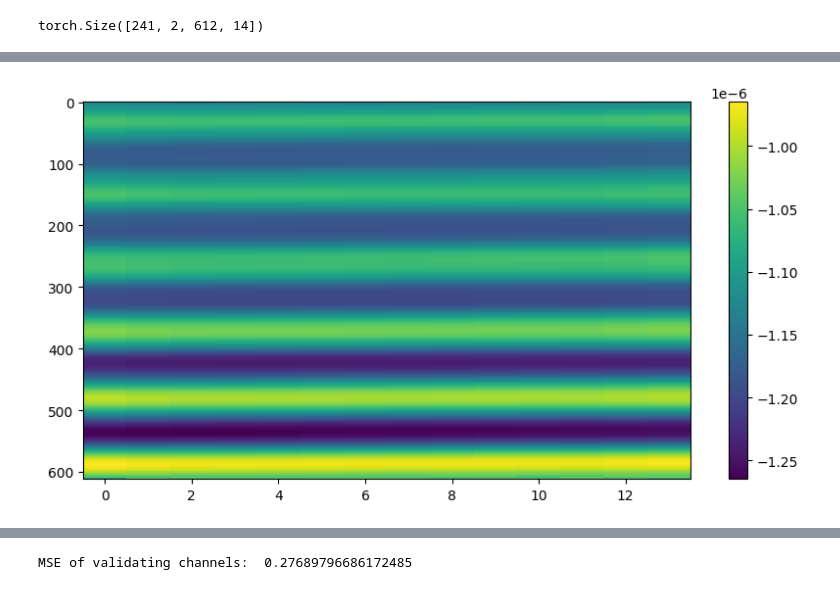
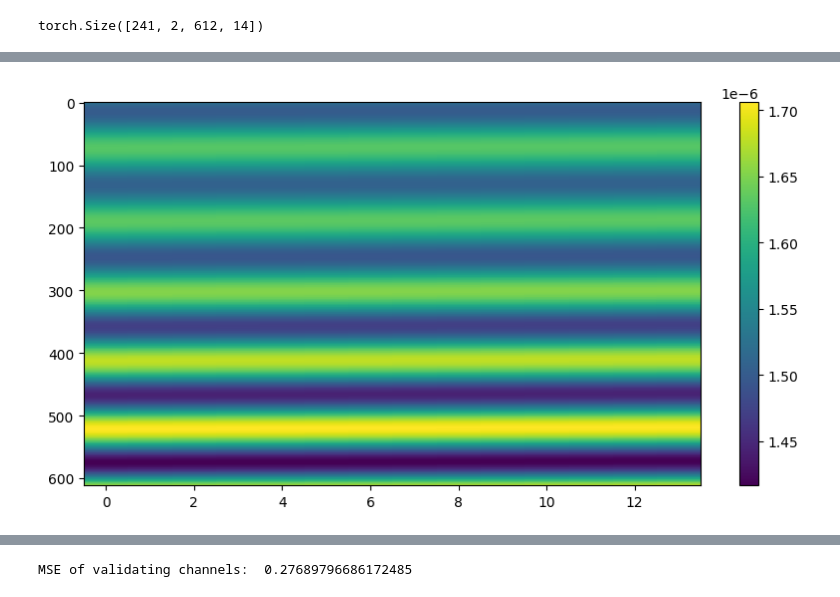
Before and after one commit to thienhieu-hoang/Channel_Estimation_cGAN, a Jupyter notebook: Torch_code/freq_sym_CNN_torch_Lin_Interpolation.ipynb, the cells around one changed output, grey strips where cells are left out. Saved outputs shown, nothing was run; the diff lists cells and outputs as text; code cells hidden in the pictures.

```diff
--- a/Torch_code/freq_sym_CNN_torch_Lin_Interpolation.ipynb
+++ b/Torch_code/freq_sym_CNN_torch_Lin_Interpolation.ipynb
@@ -240,7 +283,9 @@ plt.show()
 # %%
-H_estimate = val_outputs_real.cpu()
+# real part of real channel
+H2 = valLabels * (trainLabels_max - trainLabels_min) + trainData_min
+H2 = H2.cpu()
 plt.figure(figsize=(10, 5))
-plt.imshow(H_estimate[0,0,:,:],  aspect='auto', cmap='viridis', interpolation='none')
+plt.imshow(H2[-1,0,:,:],  aspect='auto', cmap='viridis', interpolation='none')
 plt.colorbar()
 plt.show()
 # %% [output]
@@ -248,10 +293,8 @@ plt.show()
 # %%
-# De-normalized
-H1 = H_estimate_val * (trainLabels_max - trainLabels_min) + trainData_min
-H1 = H1.cpu()
+# abs of real channel
 plt.figure(figsize=(10, 5))
-plt.imshow(H1[-1,0,:,:],  aspect='auto', cmap='viridis', interpolation='none')
+plt.imshow(torch.abs(torch.complex(H2[-1,0,:,:],H2[-1,1,:,:])),  aspect='auto', cmap='viridis', interpolation='none')
 plt.colorbar()
 plt.show()
 # %% [output]
-[figure, old version]
+[figure, new version]
```
Also changed, not shown: parts of 11 cells of this notebook, 38 other files.
